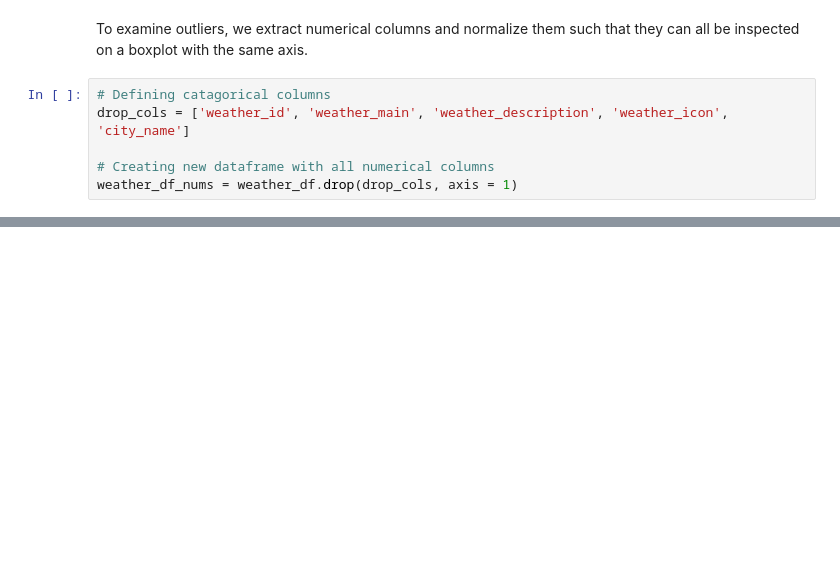
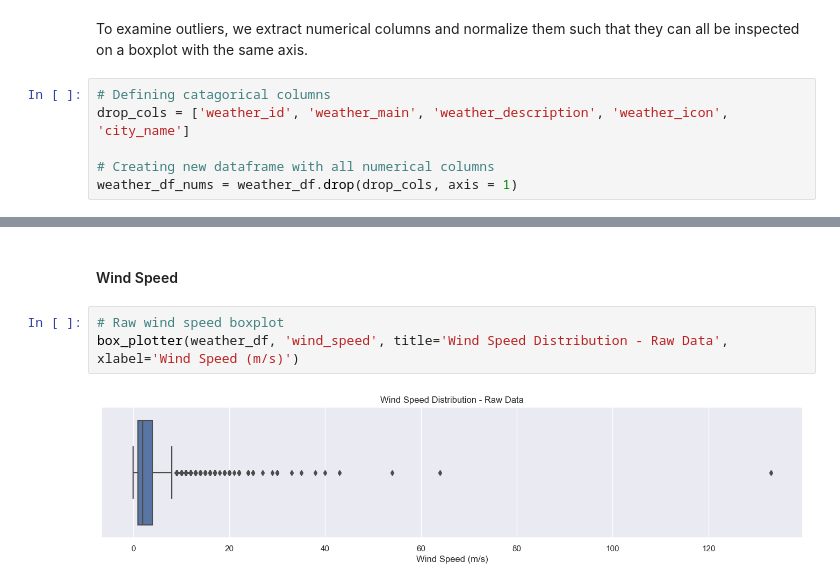
Before and after one commit to MaxBodley/spain-power-forecast, a Jupyter notebook: Analysis.ipynb, the cells around one changed output, grey strips where cells are left out. Cells and saved outputs as stored; diff of their text form; blank space fills up the shorter version.

```diff
--- a/Analysis.ipynb
+++ b/Analysis.ipynb
@@ -392,0 +262,7 @@ weather_df[weather_df.index == checker.time.iloc[250]]
+# %% [markdown]
+#### Wind Speed
+# %%
+# Raw wind speed boxplot
+box_plotter(weather_df, 'wind_speed', title='Wind Speed Distribution - Raw Data', xlabel='Wind Speed (m/s)')
+# %% [output]
+[figure, added]
```
Also changed, not shown: parts of 64 cells of this notebook.
